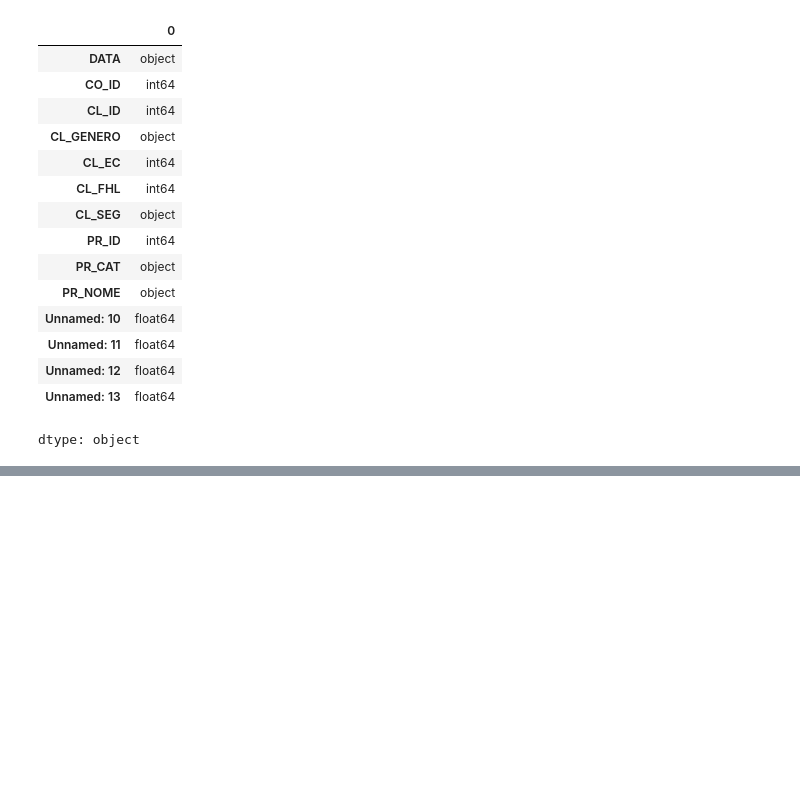
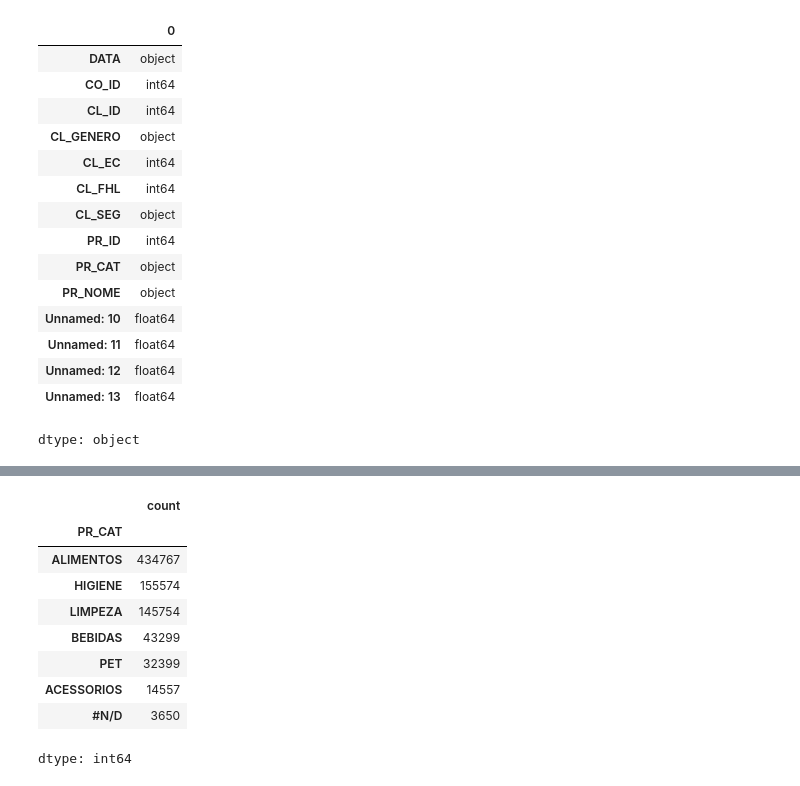
Before and after one commit to brunahariadni/Miniprojeto_Bruna_Analise_de_Dados_T6, a Jupyter notebook: Miniprojeto_Bruna_Analise_de_Dados_T6.ipynb, the cells around one changed output, grey strips where cells are left out. Cells and saved outputs as stored; diff of their text form; code cells hidden in the pictures; blank space fills up the shorter version.

```diff
--- a/Miniprojeto_Bruna_Analise_de_Dados_T6.ipynb
+++ b/Miniprojeto_Bruna_Analise_de_Dados_T6.ipynb
@@ -54,0 +82,13 @@ dtype: object
+# %%
+df["PR_CAT"].value_counts()
+# %% [output]
+|  | count |
+| PR_CAT |  |
+| ALIMENTOS | 434767 |
+| HIGIENE | 155574 |
+| LIMPEZA | 145754 |
+| BEBIDAS | 43299 |
+| PET | 32399 |
+| ACESSORIOS | 14557 |
+| #N/D | 3650 |
+dtype: int64
```
Also changed, not shown: parts of 4 cells of this notebook.
